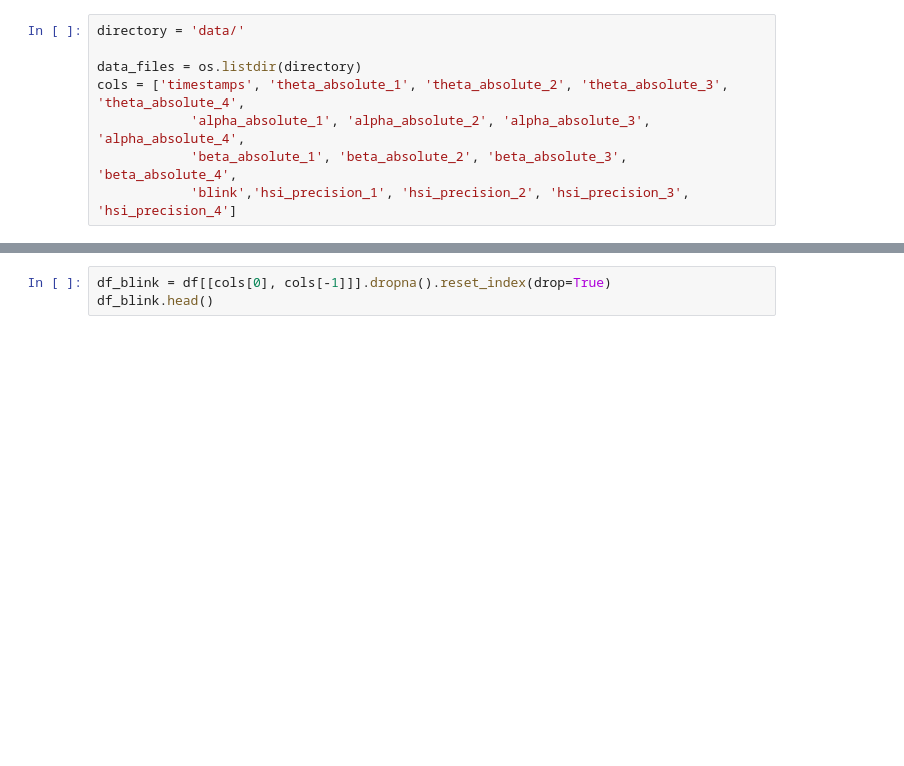
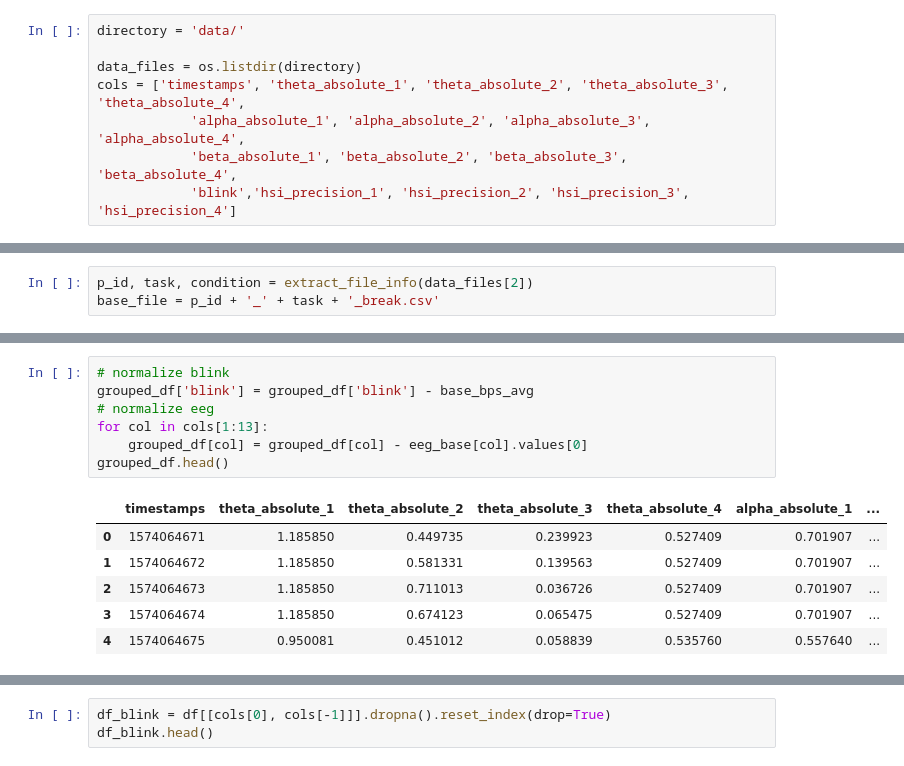
Before and after one commit to kathriwa/HASE19_Music_Project, a Jupyter notebook: eeg_analysis.ipynb, the cells around one changed output, grey strips where cells are left out. Cells and saved outputs as stored; diff of their text form; blank space fills up the shorter version.

```diff
--- a/eeg_analysis.ipynb
+++ b/eeg_analysis.ipynb
@@ -142,0 +125,3 @@ cols = ['timestamps', 'theta_absolute_1', 'theta_absolute_2', 'theta_absolute_3'
+# %%
+p_id, task, condition = extract_file_info(data_files[2])
+base_file = p_id + '_' + task + '_break.csv'
@@ -142,0 +171,14 @@ cols = ['timestamps', 'theta_absolute_1', 'theta_absolute_2', 'theta_absolute_3'
+# %%
+# normalize blink
+grouped_df['blink'] = grouped_df['blink'] - base_bps_avg
+# normalize eeg
+for col in cols[1:13]:
+    grouped_df[col] = grouped_df[col] - eeg_base[col].values[0]
+grouped_df.head()
+# %% [output]
+|  | timestamps | theta_absolute_1 | theta_absolute_2 | theta_absolute_3 | theta_absolute_4 | alpha_absolute_1 | ... |
+| 0 | 1574064671 | 1.185850 | 0.449735 | 0.239923 | 0.527409 | 0.701907 | ... |
+| 1 | 1574064672 | 1.185850 | 0.581331 | 0.139563 | 0.527409 | 0.701907 | ... |
+| 2 | 1574064673 | 1.185850 | 0.711013 | 0.036726 | 0.527409 | 0.701907 | ... |
+| 3 | 1574064674 | 1.185850 | 0.674123 | 0.065475 | 0.527409 | 0.701907 | ... |
+| 4 | 1574064675 | 0.950081 | 0.451012 | 0.058839 | 0.535760 | 0.557640 | ... |
```
Also changed, not shown: parts of 15 cells of this notebook.
